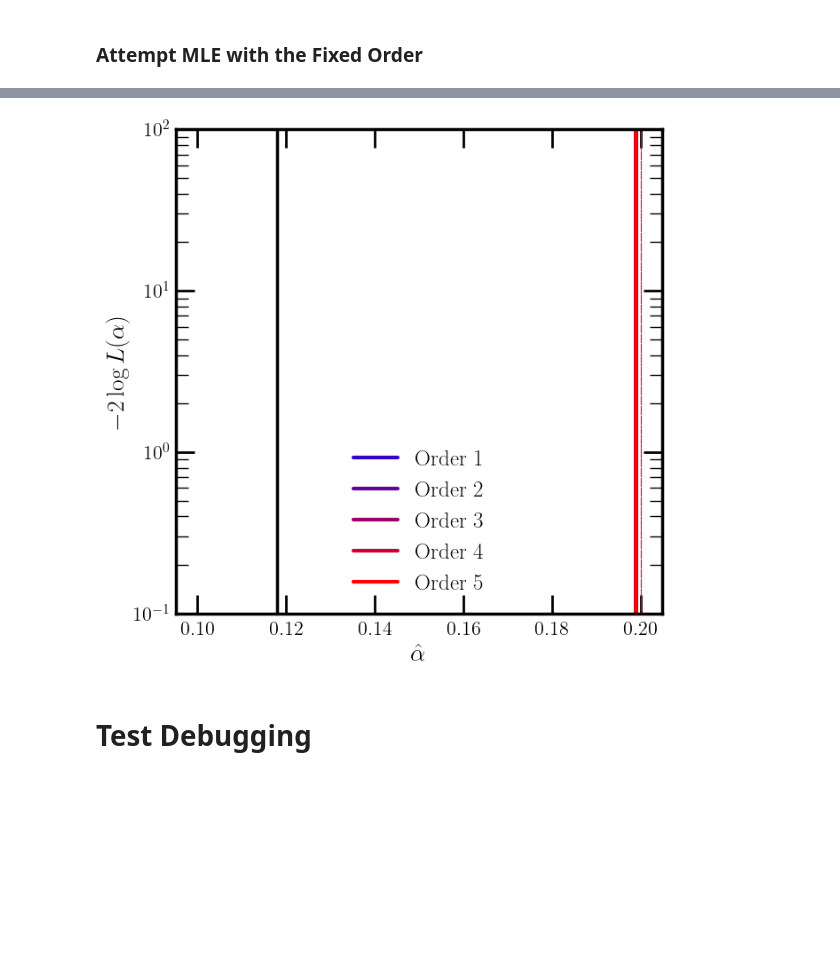
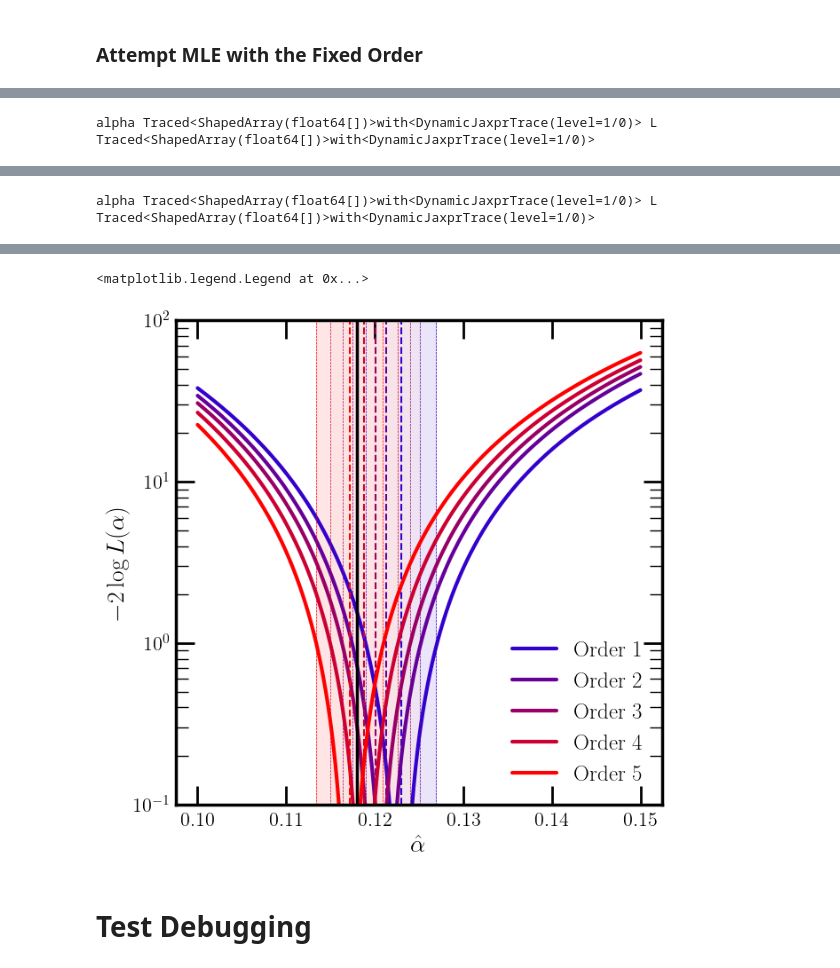
Before and after one commit to rikab/RDF, a Jupyter notebook: jax/exponential.ipynb, the cells around one changed output, grey strips where cells are left out. Saved outputs shown, nothing was run; the diff lists cells and outputs as text; code cells hidden in the pictures; blank space fills up the shorter version.

```diff
--- a/jax/exponential.ipynb
+++ b/jax/exponential.ipynb
@@ -43,10 +43,10 @@ vmapped_polynomial = jax.vmap(jitted_polynomial, in_axes=(0, None))
 # Problem Setup
 # %%
 max_order = 5
-num_trials = 50
+num_trials = 100
 extra_orders = 1
 
-ALT_DATASET = True
+ALT_DATASET = False
 
 
 
@@ -157,7 +153,7 @@ if ALT_DATASET:
 # %% [markdown]
 # Matching
 # %%
-t = jnp.linspace(0, 10, 1000)
+t = jnp.linspace(0.001, 20, 1000)
 xs = x_from_t(t)
 
 
@@ -178,12 +174,17 @@ for order in range(1, max_order):
     factorials = np.zeros((m_order + 1 + extra_orders, n_order + 1 + extra_orders))
     for i in range(factorials.shape[0]):
         for j in range(factorials.shape[1]):
-            factorials[i, j] = (i+1) # math.factorial(i) #* math.factorial(j)
+            factorials[i, j] =  math.factorial(i) #* math.factorial(j)
 
 
     # Actually perform the matching
     print("Order: ", order)
     g_mn_matched, g_star = matching_coeffs(p_temp, m_order, n_order)
+
+    print("g_mn_matched: ")
+    print(g_mn_matched)
+    print("g_star: ")
+    print(g_star)
 
 
     for trial in range(num_trials):
@@ -196,10 +197,12 @@ for order in range(1, max_order):
         # print(g_star)
 
         # Prior on the g_mn
-        std = 10 / factorials
-        g_mn = (2 * (jax.random.uniform(seed, factorials.shape))-1)   * std# - (std / 2)
+        std =  0.1 / factorials
+        g_mn = (2 * (jax.random.uniform(seed, factorials.shape))-1)   * std  - (std**2 / 2)
         max_m = g_mn.shape[0]
         max_n = g_mn.shape[1]
+
+
 
 
         # set the highest order term to be negative
@@ -529,21 +556,24 @@ max_M = 5
 fig, ax = newplot("full")
 
 alpha_low = 0.1
-alpha_high = 0.2
-num_alpha_points = 101
-std = 10.0
+alpha_high = 0.15
+num_alpha_points = 1001
 
 likelihood_data = np.zeros((max_M, num_alpha_points))
 g_mn_data = []
 
 
-def log_prior(g_mn_higer, m, alpha):
+
+
+def log_prior(g_mn_higher, m, alpha):
 
     beta0 = 11/3*3 - 5 * 2/3
-    std = 1 #10*(alpha * jnp.log(2) * beta0 / (2 * jnp.pi))**m
+    std = 0.1 / math.factorial(m) #10*(alpha * jnp.log(2) * beta0 / (2 * jnp.pi))**m
+
+    std = 10 * (alpha * jnp.log(2) * beta0 / (2 * jnp.pi))**m
 
     # treat the higher order terms as a gaussian prior
-    return jnp.sum(jnp.log(jax.scipy.stats.norm.pdf(g_mn_higer, 0, std)))
+    return jnp.sum(jnp.log(jax.scipy.stats.norm.pdf(g_mn_higher, 0, std)))
 
 
 for i in range(1,max_M + 1):
@@ -552,15 +582,21 @@ for i in range(1,max_M + 1):
 
     # Initialize g_mn by matching the low order stuff
     g_mn_matched, g_star = matching_coeffs(exponential_distribution, i, i)
+
+    # @RIKAB CHANGE BACK, JUST A TEST
+    g_mn_matched = jnp.zeros_like(g_mn_matched)
+
+
     g_mn = jnp.zeros((g_mn_matched.shape[0]+num_higher_orders, g_mn_matched.shape[1]+num_higher_orders))
     g_mn = g_mn.at[:i+1, :i+1].set(g_mn_matched)
 
-    # We can only change parameters after the matched order in alpha
-    non_frozen_params_mask = jnp.zeros((g_mn_matched.shape[0]+num_higher_orders, g_mn_matched.shape[1]+num_higher_orders), dtype = bool)
-    non_frozen_params_mask = non_frozen_params_mask.at[i+1:, :].set(True)
+    print("g_mn_matched: ")
+    print(g_mn_matched)
+    print("g_star: ")
+    print(g_star)
 
     # Data cutoff
-    masked_data = t_data
+    masked_data = t_data[t_data < 60]
 
     # Likelihood function, params[0] = alpha, params[1:] = higher order g_mn
     @jax.jit
@@ -591,7 +627,11 @@ for i in range(1,max_M + 1):
 
         L =  -2 * jnp.sum((vmapped_log_q(masked_data, alpha, g_star, g_mn)))
         L = L - 2*log_prior(g_mn_higher, highest_order, alpha)
+
+        print("alpha", alpha, "L", L)
+
         return L
+
 
 
     ###### Minimize likelihood function #####
@@ -604,12 +644,14 @@ for i in range(1,max_M + 1):
 
     # Minimize the full likelihood to et the best alpha and g_mn
     bounds = [(alpha_low, alpha_high)] + [(None, None)] * g_mn.shape[1]
-    res_full = minimize(likelihood_function, initial_guess, method='Nelder-Mead', options={'disp': False}, bounds = bounds)
+    bounds[-1] = (None, 0) # Set the last g_mn to be negative
+    res_full = minimize(likelihood_function, initial_guess, method='Nelder-Mead', options={'disp': False}, bounds=bounds)
 
     print("Order", i)
     print("Full Min", res_full.fun)
     print("Full Alpha", res_full.x[0])
     print("Full Coeffs", res_full.x[1:])
+
 
 
     ###### Minimize profile likelihood function #####
@@ -624,8 +666,9 @@ for i in range(1,max_M + 1):
 
         # o = profile_likelihood_function(jnp.zeros_like(next_x), alphas)
         # return o, next_x
-
-        res_partial = minimize(profile_likelihood_function, next_x, args=(alphas), method='Nelder-Mead', options={'disp': False, 'maxiter': 1000})
+        bounds = [(None, None)] * next_x.shape[0]
+        bounds[-1] = (None, 0) # Set the last g_mn to be negative
+        res_partial = minimize(profile_likelihood_function, next_x, args=(alphas), method='Nelder-Mead', options={'disp': False, 'maxiter': 1000}, bounds=bounds)
 
         # print(alphas, res_partial.fun, res_partial.x)
         return res_partial.fun, res_partial.x
@@ -677,18 +720,6 @@ for i in range(1,max_M + 1):
 
     print("Coeffs", g_mn_data_i[-1])
 
-    # print("Range", minus_one, plus_one)
-
-
-    # vmapped_likelihood_function = jax.vmap(likelihood_function)
-    # alphas = jnp.linspace(0.00, 1.0, 100)
-    # likelihoods = vmapped_likelihood_function(alphas)
-
-
-    # min_alpha = alphas[jnp.argmin(likelihoods)]
-
-    # ax.plot(alphas, likelihoods, label = f"Order {i}", color = f"C{i}")
-    # ax.axvline(min_alpha, linestyle = "--", lw = 0.5, color = f"C{i}")
 
 ax.axvline(0.118, linestyle = "-", lw = 2.5, color = "black", zorder = 10)
 
@@ -748,0 +798 @@ Coeffs [-2.49858733e-07 -1.22819306e-04 -2.51339464e+00 -2.10743550e+01
+alpha Traced<ShapedArray(float64[])>with<DynamicJaxprTrace(level=1/0)> L Traced<ShapedArray(float64[])>with<DynamicJaxprTrace(level=1/0)>
@@ -748,0 +816 @@ Coeffs [-2.49858733e-07 -1.22819306e-04 -2.51339464e+00 -2.10743550e+01
+alpha Traced<ShapedArray(float64[])>with<DynamicJaxprTrace(level=1/0)> L Traced<ShapedArray(float64[])>with<DynamicJaxprTrace(level=1/0)>
@@ -749,4 +822,5 @@ Coeffs [-2.49858733e-07 -1.22819306e-04 -2.51339464e+00 -2.10743550e+01
+<matplotlib.legend.Legend at 0x...>
-[figure, old version]
+[figure, new version]
 # %% [markdown]
 # Test Debugging
 # %% [markdown]
```
Also changed, not shown: parts of 8 cells of this notebook, 1 other file.
